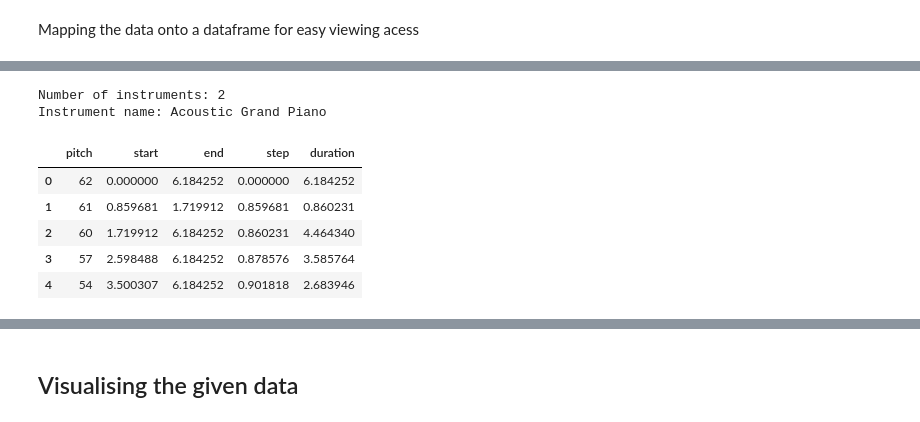
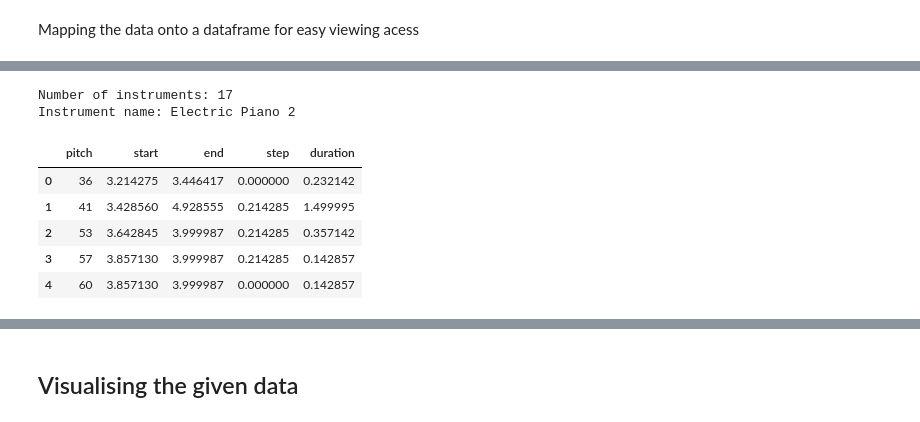
Before and after one commit to PratyushNag/Music-Generator-v1, a Jupyter notebook: Music_Generation_v1.ipynb, the cells around one changed output, grey strips where cells are left out. Drawn from its saved outputs; the diff is of its cells as text; code cells hidden in the pictures.

```diff
--- a/Music_Generation_v1.ipynb
+++ b/Music_Generation_v1.ipynb
@@ -64,7 +99,7 @@ _SAMPLING_RATE = 16000
 Mapping the data onto a dataframe for easy viewing acess
 # %%
 paths = []
-for dirname, _, filenames in os.walk('Midi_classical'):
+for dirname, _, filenames in os.walk('Midi'):
     for filename in filenames:
         if filename.lower().endswith(".mid"):
             paths.append(os.path.join(dirname, filename))
@@ -86,6 +121,6 @@ midi_df.shape
 # %%
 #converting a sample MIDI file into a playable file using the pretty midi library
-pm = pretty_midi.PrettyMIDI(midi_df.loc[0, 'midi'])
+pm = pretty_midi.PrettyMIDI(midi_df.loc[3, 'midi'])
 # %%
 def display_audio(pm: pretty_midi.PrettyMIDI, seconds=30):
     waveform = pm.fluidsynth(fs=_SAMPLING_RATE)
@@ -101,8 +136,8 @@ instrument = pm.instruments[0]
 instrument_name = pretty_midi.program_to_instrument_name(instrument.program)
 print('Instrument name:', instrument_name)
 # %% [output]
-Number of instruments: 2
-Instrument name: Acoustic Grand Piano
+Number of instruments: 17
+Instrument name: Electric Piano 2
 # %%
 # function to convert MIDI file into it's specific notes, so its easier for user to view
 def midi_to_notes(midi_file: str) -> pd.DataFrame:
@@ -134,15 +169,15 @@ def midi_to_notes(midi_file: str) -> pd.DataFrame:
         print(f"Error processing file {midi_file}: {str(e)}")
         return None
 # %%
-raw_notes = midi_to_notes(midi_df.loc[0, 'midi'])
+raw_notes = midi_to_notes(midi_df.loc[3, 'midi'])
 raw_notes.head()
 # %% [output]
 |  | pitch | start | end | step | duration |
-| 0 | 62 | 0.000000 | 6.184252 | 0.000000 | 6.184252 |
-| 1 | 61 | 0.859681 | 1.719912 | 0.859681 | 0.860231 |
-| 2 | 60 | 1.719912 | 6.184252 | 0.860231 | 4.464340 |
-| 3 | 57 | 2.598488 | 6.184252 | 0.878576 | 3.585764 |
-| 4 | 54 | 3.500307 | 6.184252 | 0.901818 | 2.683946 |
+| 0 | 36 | 3.214275 | 3.446417 | 0.000000 | 0.232142 |
+| 1 | 41 | 3.428560 | 4.928555 | 0.214285 | 1.499995 |
+| 2 | 53 | 3.642845 | 3.999987 | 0.214285 | 0.357142 |
+| 3 | 57 | 3.857130 | 3.999987 | 0.214285 | 0.142857 |
+| 4 | 60 | 3.857130 | 3.999987 | 0.000000 | 0.142857 |
 # %%
 #adding a column 'note' converting respective pitches into understandable music notes
 get_note_names = np.vectorize(pretty_midi.note_number_to_name)
```
Also changed, not shown: parts of 31 cells of this notebook.
